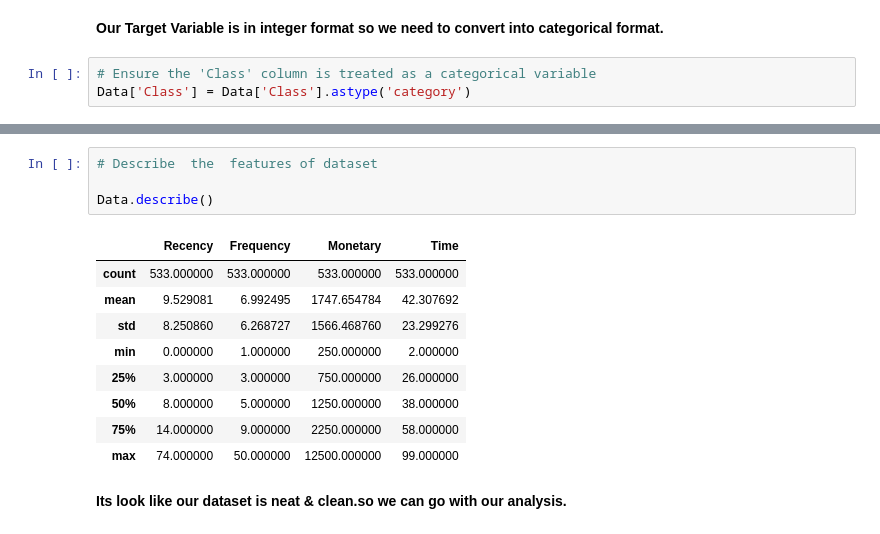
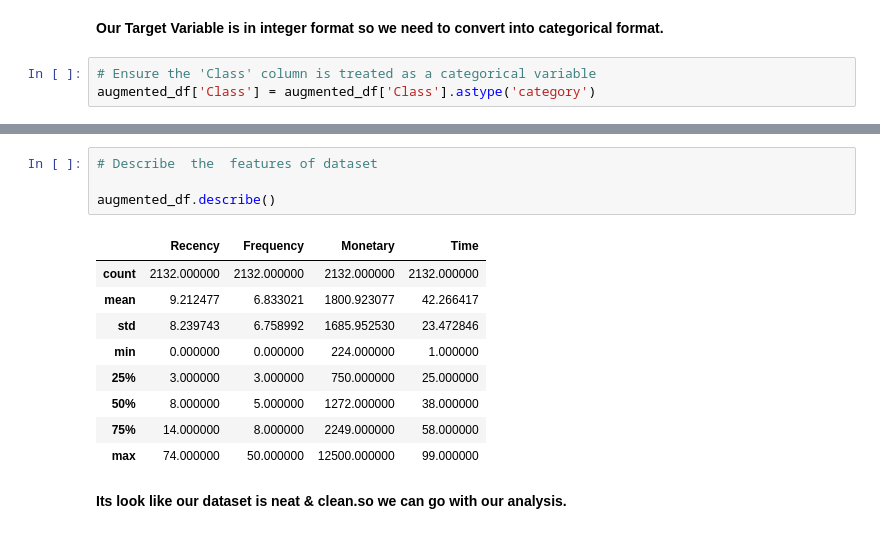
Before and after one commit to Amitkumardas123/Personalized-Healthcare-Recommendations, a Jupyter notebook: Personalized_Healthcare_Recommendations.ipynb, the cells around one changed output, grey strips where cells are left out. Saved outputs shown, nothing was run; the diff lists cells and outputs as text.

```diff
--- a/Personalized_Healthcare_Recommendations.ipynb
+++ b/Personalized_Healthcare_Recommendations.ipynb
@@ -192,4 +265,4 @@ memory usage: 25.0 KB
 **Our Target Variable is in integer format so we need to convert into categorical format.**
 # %%
 # Ensure the 'Class' column is treated as a categorical variable
-Data['Class'] = Data['Class'].astype('category')
+augmented_df['Class'] = augmented_df['Class'].astype('category')
@@ -225,16 +305,16 @@ dtype: int64
 # %%
 # Describe  the  features of dataset
 
-Data.describe()
+augmented_df.describe()
 # %% [output]
 |  | Recency | Frequency | Monetary | Time |
-| count | 533.000000 | 533.000000 | 533.000000 | 533.000000 |
-| mean | 9.529081 | 6.992495 | 1747.654784 | 42.307692 |
-| std | 8.250860 | 6.268727 | 1566.468760 | 23.299276 |
-| min | 0.000000 | 1.000000 | 250.000000 | 2.000000 |
-| 25% | 3.000000 | 3.000000 | 750.000000 | 26.000000 |
-| 50% | 8.000000 | 5.000000 | 1250.000000 | 38.000000 |
-| 75% | 14.000000 | 9.000000 | 2250.000000 | 58.000000 |
+| count | 2132.000000 | 2132.000000 | 2132.000000 | 2132.000000 |
+| mean | 9.212477 | 6.833021 | 1800.923077 | 42.266417 |
+| std | 8.239743 | 6.758992 | 1685.952530 | 23.472846 |
+| min | 0.000000 | 0.000000 | 224.000000 | 1.000000 |
+| 25% | 3.000000 | 3.000000 | 750.000000 | 25.000000 |
+| 50% | 8.000000 | 5.000000 | 1272.000000 | 38.000000 |
+| 75% | 14.000000 | 8.000000 | 2249.000000 | 58.000000 |
 | max | 74.000000 | 50.000000 | 12500.000000 | 99.000000 |
 # %% [markdown]
 **Its look like our dataset is neat & clean.so we can go with our analysis.**
```
Also changed, not shown: parts of 77 cells of this notebook.
